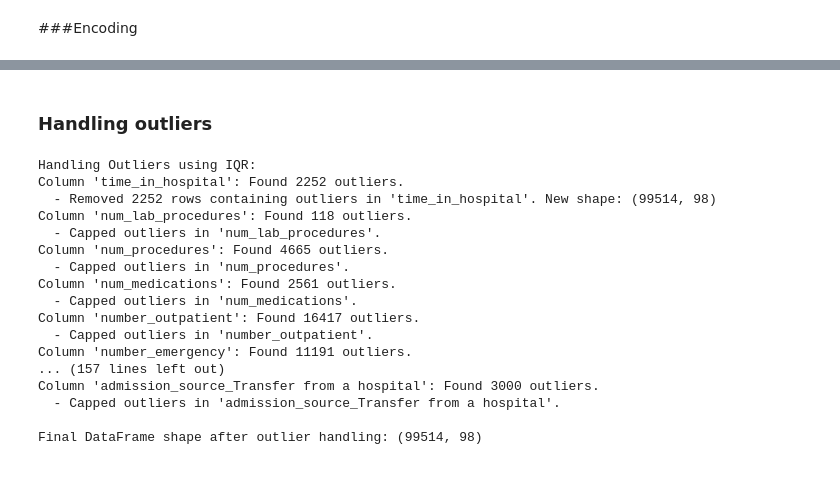
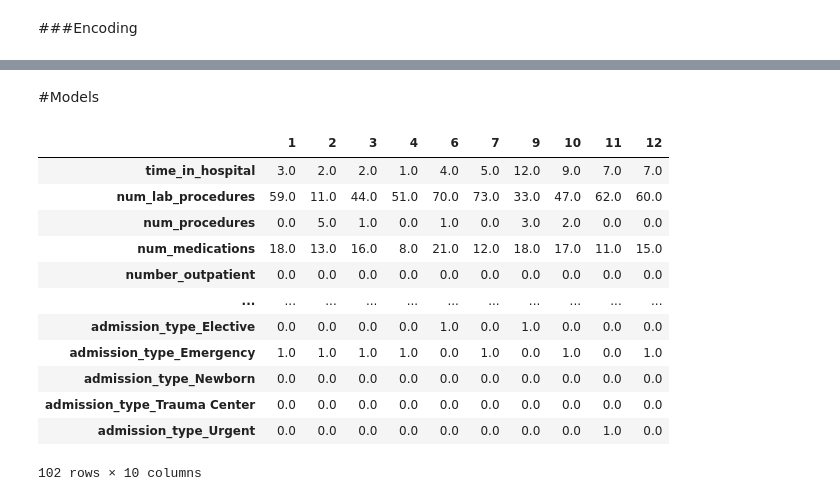
Before and after one commit to omarehab2110/Hospital-Readmission-Prediction, a Jupyter notebook: Project_Notebook.ipynb, the cells around one changed output, grey strips where cells are left out. Drawn from its saved outputs; the diff is of its cells as text; code cells hidden in the pictures.

Commit message:
last version of the project after adding models

```diff
--- a/Project_Notebook.ipynb
+++ b/Project_Notebook.ipynb
@@ -421,0 +476,4 @@ df_Of_Diabetic_Data.head(10)
+# %%
+#Changing the records to numeric after one-hot-encoding
+
+df_Of_Diabetic_Data.replace({True: 1, False: 0, 'True': 1, 'False': 0, 'true': 1, 'false': 0}, inplace=True)
@@ -422,60 +490,20 @@ df_Of_Diabetic_Data.head(10)
+# %% [markdown]
+#Models
 # %%
 df_Of_Diabetic_Data.to_csv('cleaned_diabetic_data.csv', index=False)
-# %% [markdown]
-### Handling outliers
-# %%
-## More Nuanced Outlier Handling (Example: Removing outliers in a specific column)
-
-numerical_cols_for_outliers = df_Of_Diabetic_Data.select_dtypes(include=np.number).columns.tolist()
-if 'readmitted' in numerical_cols_for_outliers:
-    numerical_cols_for_outliers.remove('readmitted')
-
-# Define columns where you might want to remove outliers (example)
-cols_to_remove_outliers_from = ['time_in_hospital'] # Example: Assuming extreme hospital stays might be errors
-
-print("Handling Outliers using IQR:")
-
-for col in numerical_cols_for_outliers:
-    Q1 = df_Of_Diabetic_Data[col].quantile(0.25)
-    Q3 = df_Of_Diabetic_Data[col].quantile(0.75)
-    IQR = Q3 - Q1
-
-    lower_bound = Q1 - 1.5 * IQR
-    upper_bound = Q3 + 1.5 * IQR
-
-    outliers = df_Of_Diabetic_Data[(df_Of_Diabetic_Data[col] < lower_bound) | (df_Of_Diabetic_Data[col] > upper_bound)]
-    outlier_count = outliers.shape[0]
-
-    if outlier_count > 0:
-        print(f"Column '{col}': Found {outlier_count} outliers.")
-
-        if col in cols_to_remove_outliers_from:
-            # Remove rows if the column is in the 'remove' list
-            initial_shape = df_Of_Diabetic_Data.shape
-            df_Of_Diabetic_Data = df_Of_Diabetic_Data.drop(outliers.index)
-            print(f"  - Removed {outlier_count} rows containing outliers in '{col}'. New shape: {df_Of_Diabetic_Data.shape}")
-        else:
-            # Otherwise, cap the outliers
-            df_Of_Diabetic_Data[col] = np.where(df_Of_Diabetic_Data[col] < lower_bound, lower_bound, df_Of_Diabetic_Data[col])
-            df_Of_Diabetic_Data[col] = np.where(df_Of_Diabetic_Data[col] > upper_bound, upper_bound, df_Of_Diabetic_Data[col])
-            print(f"  - Capped outliers in '{col}'.")
-
-print(f"\nFinal DataFrame shape after outlier handling: {df_Of_Diabetic_Data.shape}")
-# %% [output]
-Handling Outliers using IQR:
-Column 'time_in_hospital': Found 2252 outliers.
-  - Removed 2252 rows containing outliers in 'time_in_hospital'. New shape: (99514, 98)
-Column 'num_lab_procedures': Found 118 outliers.
-  - Capped outliers in 'num_lab_procedures'.
-Column 'num_procedures': Found 4665 outliers.
-  - Capped outliers in 'num_procedures'.
-Column 'num_medications': Found 2561 outliers.
-  - Capped outliers in 'num_medications'.
-Column 'number_outpatient': Found 16417 outliers.
-  - Capped outliers in 'number_outpatient'.
-Column 'number_emergency': Found 11191 outliers.
-... (157 lines left out)
-Column 'admission_source_Transfer from a hospital': Found 3000 outliers.
-  - Capped outliers in 'admission_source_Transfer from a hospital'.
-
-Final DataFrame shape after outlier handling: (99514, 98)
+# %%
+df_Of_Diabetic_Data.head(10).transpose()
+# %% [output]
+|  | 1 | 2 | 3 | 4 | 6 | 7 | 9 | 10 | 11 | 12 |
+| time_in_hospital | 3.0 | 2.0 | 2.0 | 1.0 | 4.0 | 5.0 | 12.0 | 9.0 | 7.0 | 7.0 |
+| num_lab_procedures | 59.0 | 11.0 | 44.0 | 51.0 | 70.0 | 73.0 | 33.0 | 47.0 | 62.0 | 60.0 |
+| num_procedures | 0.0 | 5.0 | 1.0 | 0.0 | 1.0 | 0.0 | 3.0 | 2.0 | 0.0 | 0.0 |
+| num_medications | 18.0 | 13.0 | 16.0 | 8.0 | 21.0 | 12.0 | 18.0 | 17.0 | 11.0 | 15.0 |
+| number_outpatient | 0.0 | 0.0 | 0.0 | 0.0 | 0.0 | 0.0 | 0.0 | 0.0 | 0.0 | 0.0 |
+| ... | ... | ... | ... | ... | ... | ... | ... | ... | ... | ... |
+| admission_type_Elective | 0.0 | 0.0 | 0.0 | 0.0 | 1.0 | 0.0 | 1.0 | 0.0 | 0.0 | 0.0 |
+| admission_type_Emergency | 1.0 | 1.0 | 1.0 | 1.0 | 0.0 | 1.0 | 0.0 | 1.0 | 0.0 | 1.0 |
+| admission_type_Newborn | 0.0 | 0.0 | 0.0 | 0.0 | 0.0 | 0.0 | 0.0 | 0.0 | 0.0 | 0.0 |
+| admission_type_Trauma Center | 0.0 | 0.0 | 0.0 | 0.0 | 0.0 | 0.0 | 0.0 | 0.0 | 0.0 | 0.0 |
+| admission_type_Urgent | 0.0 | 0.0 | 0.0 | 0.0 | 0.0 | 0.0 | 0.0 | 0.0 | 1.0 | 0.0 |
+102 rows × 10 columns
```
Also changed, not shown: parts of 30 cells of this notebook.
